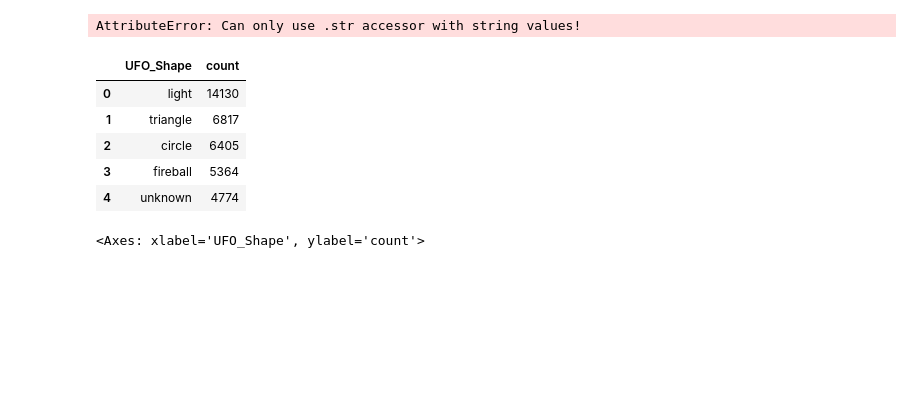
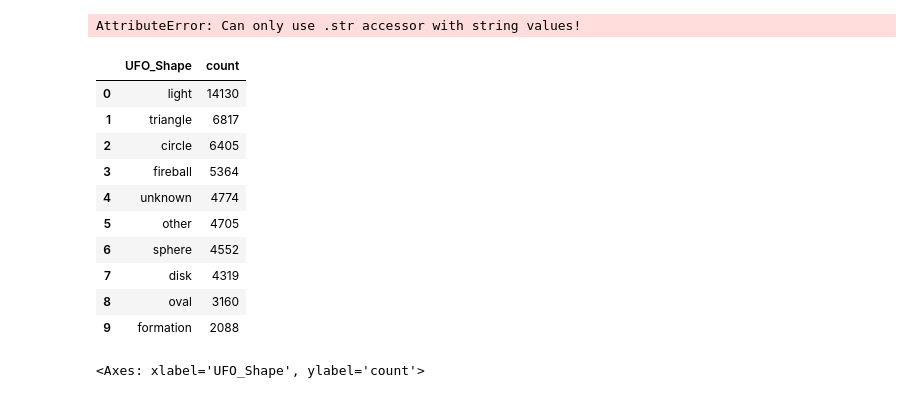
Before and after one commit to wileymartin/test-capstone, a Jupyter notebook: Repo/Merged.ipynb, the cells around one changed output. Drawn from its saved outputs; the diff is of its cells as text; code cells hidden in the pictures; blank space fills up the shorter version.

```diff
--- a/Repo/Merged.ipynb
+++ b/Repo/Merged.ipynb
@@ -89,15 +89,20 @@ UFO_df_rename.info()
 # %%
 ## Had to convert duration seconds column to a float in order to perform a .agg and .max function int he below cells ##
 # %%
-UFO_Count = UFO_df_rename['UFO_Shape'].value_counts().reset_index().sort_values(by='count', ascending =False).nlargest(n=5, columns = 'count')
-UFO_Count.head()
+UFO_Count = UFO_df_rename['UFO_Shape'].value_counts().reset_index().sort_values(by='count', ascending =False).nlargest(n=10, columns = 'count')
+UFO_Count.head(10)
 # %% [output]
 |  | UFO_Shape | count |
 | 0 | light | 14130 |
 | 1 | triangle | 6817 |
 | 2 | circle | 6405 |
 | 3 | fireball | 5364 |
 | 4 | unknown | 4774 |
+| 5 | other | 4705 |
+| 6 | sphere | 4552 |
+| 7 | disk | 4319 |
+| 8 | oval | 3160 |
+| 9 | formation | 2088 |
 # %%
 ## The UFO shape with the most amount of counts would be the "light" ##
 # %%
```
